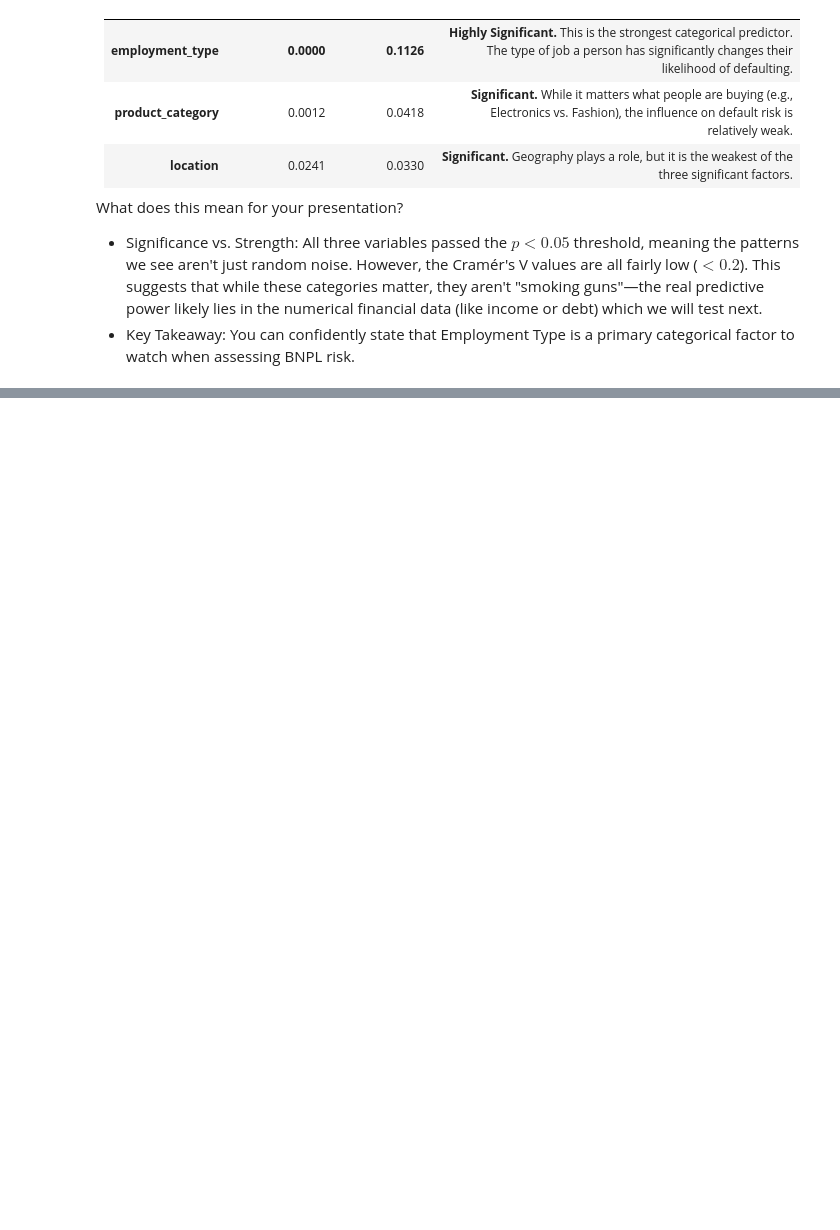
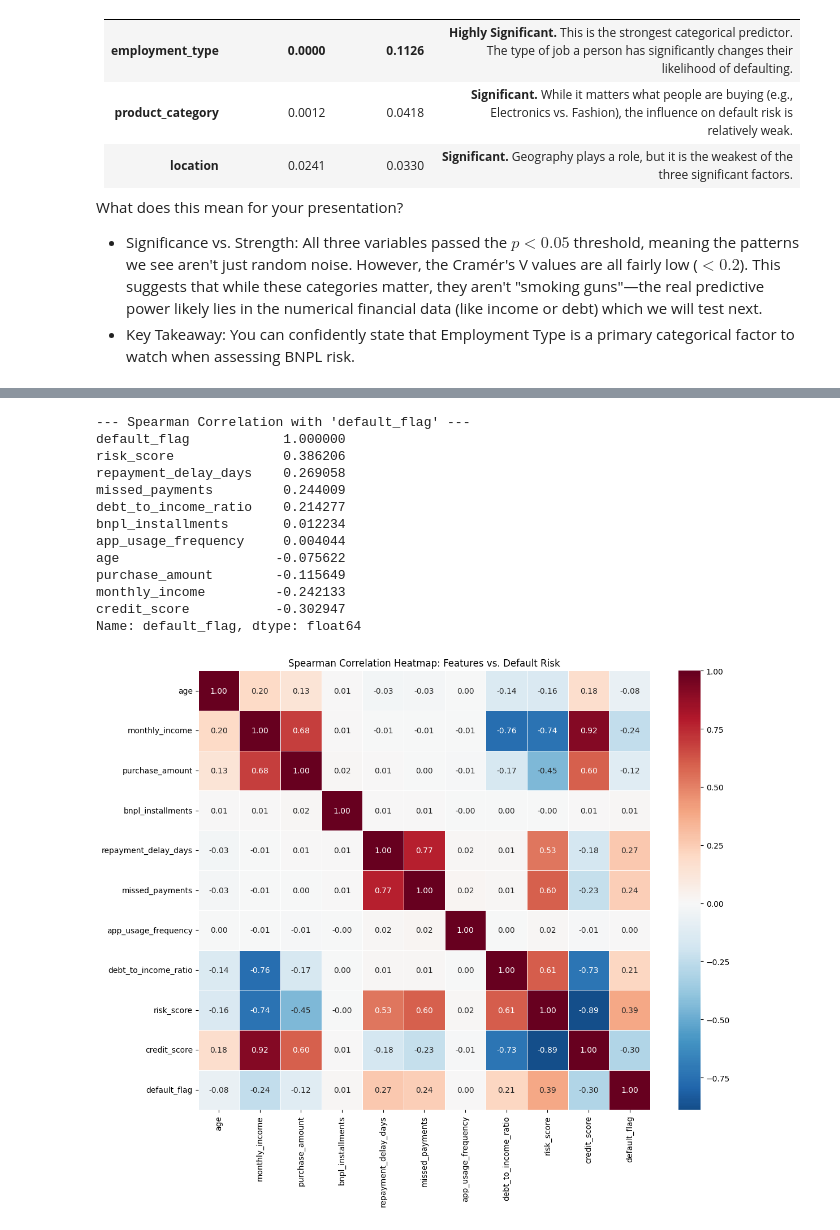
Before and after one commit to BobbleUnderBox/DataMiningG1FinalProject, a Jupyter notebook: notebooks/03_statistical_methods.ipynb, the cells around one changed output, grey strips where cells are left out. Saved outputs shown, nothing was run; the diff lists cells and outputs as text; code cells hidden in the pictures; blank space fills up the shorter version.

Commit message:
Correlation Analysis (Spearman Rank)

```diff
--- a/notebooks/03_statistical_methods.ipynb
+++ b/notebooks/03_statistical_methods.ipynb
@@ -197,0 +212,41 @@ What does this mean for your presentation?
+# %%
+import seaborn as sns
+import matplotlib.pyplot as plt
+
+# 1. Select the features we want to analyze (Numerical + Target)
+# We use the list defined in Step 1
+corr_features = numerical_cols + [target]
+
+# 2. Calculate Spearman correlation
+# method='spearman' handles non-normal distributions and ordinal data
+correlation_matrix = df[corr_features].corr(method='spearman')
+
+# 3. Extract and sort the correlation with the target variable
+target_corr = correlation_matrix[target].sort_values(ascending=False)
+
+print("--- Spearman Correlation with 'default_flag' ---")
+print(target_corr)
+
+# 4. Create the heatmap visualization
+plt.figure(figsize=(12, 10))
+sns.heatmap(correlation_matrix, annot=True, cmap='RdBu_r', center=0, fmt='.2f', linewidths=0.5)
+plt.title('Spearman Correlation Heatmap: Features vs. Default Risk')
+plt.tight_layout()
+
+# Saving the figure for your presentation
+plt.savefig('correlation_heatmap.png')
+# %% [output]
+--- Spearman Correlation with 'default_flag' ---
+default_flag            1.000000
+risk_score              0.386206
+repayment_delay_days    0.269058
+missed_payments         0.244009
+debt_to_income_ratio    0.214277
+bnpl_installments       0.012234
+app_usage_frequency     0.004044
+age                    -0.075622
+purchase_amount        -0.115649
+monthly_income         -0.242133
+credit_score           -0.302947
+Name: default_flag, dtype: float64
+[figure, added]
```
Also changed, not shown: parts of 2 cells of this notebook.
